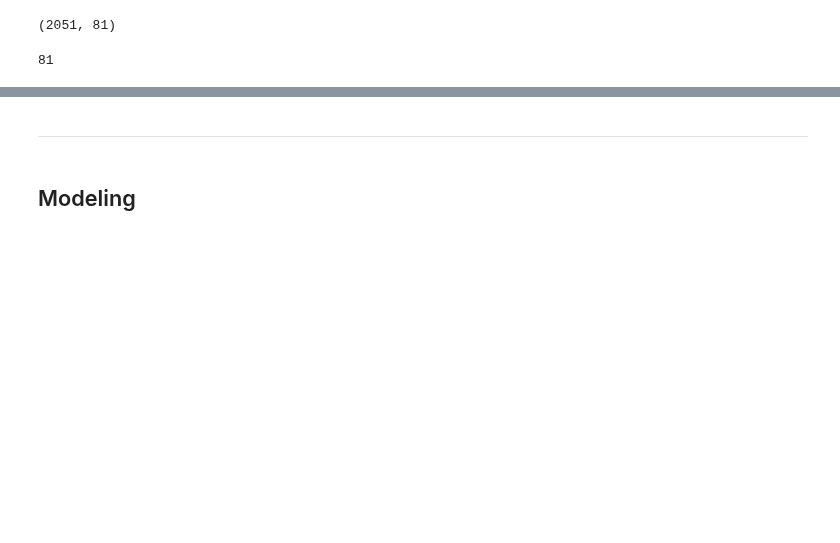
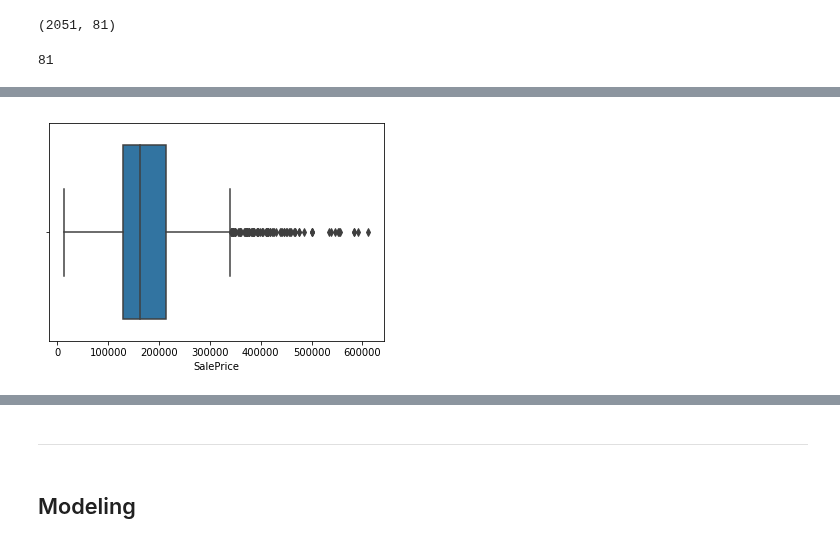
Before and after one commit to CreightonAshton/Scratchwork, a Jupyter notebook: Code/Ames/Ames.ipynb, the cells around one changed output, grey strips where cells are left out. Saved outputs shown, nothing was run; the diff lists cells and outputs as text; code cells hidden in the pictures; blank space fills up the shorter version.

```diff
--- a/Code/Ames/Ames.ipynb
+++ b/Code/Ames/Ames.ipynb
@@ -368,0 +433,4 @@ len(num_list) + len(cat_list)
+# %%
+sns.boxplot(df['SalePrice']);
+# %% [output]
+[figure, added]
```
Also changed, not shown: parts of 29 cells of this notebook.
